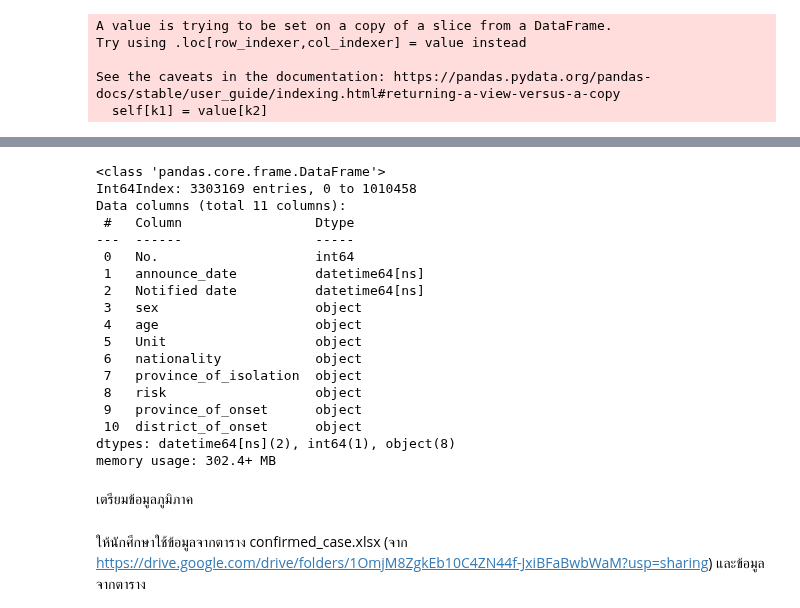
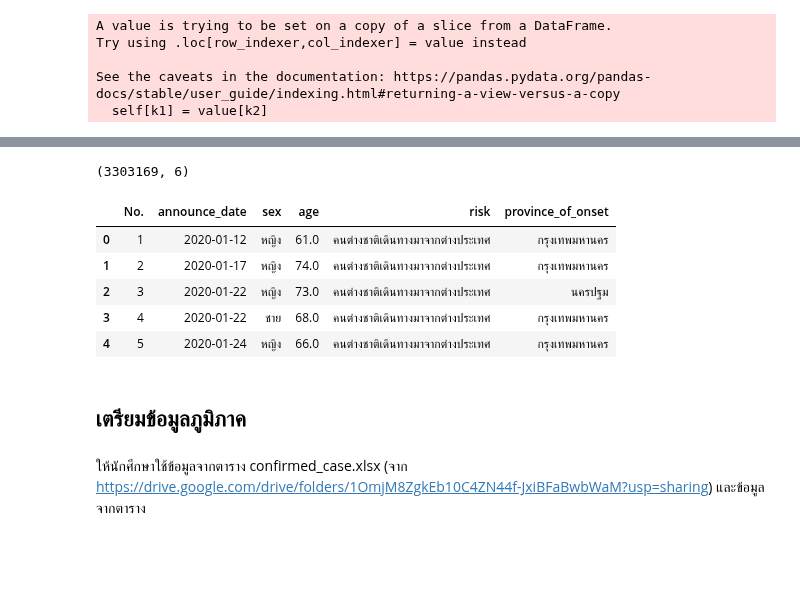
Before and after one commit to kittikhun62/data_viz_2022, a Jupyter notebook: final.ipynb, the cells around one changed output, grey strips where cells are left out. Saved outputs shown, nothing was run; the diff lists cells and outputs as text; code cells hidden in the pictures; blank space fills up the shorter version.

```diff
--- a/final.ipynb
+++ b/final.ipynb
@@ -299,0 +382,5 @@ dtype: object
+# %%
+#เปลี่ยน ty ของคอลัม age
+df['age'] = pd.to_numeric(df['age'], errors='coerce')
+#https://pandas.pydata.org/docs/reference/api/pandas.to_numeric.html เเป๊ะไว้ความรู้ใหม่
+df.dtypes
@@ -427,26 +432,17 @@ dtype: bool
-# %%
-df.info()
-# %% [output]
-<class 'pandas.core.frame.DataFrame'>
-Int64Index: 3303169 entries, 0 to 1010458
-Data columns (total 11 columns):
- #   Column                 Dtype
----  ------                 -----
- 0   No.                    int64
- 1   announce_date          datetime64[ns]
- 2   Notified date          datetime64[ns]
- 3   sex                    object
- 4   age                    object
- 5   Unit                   object
- 6   nationality            object
- 7   province_of_isolation  object
- 8   risk                   object
- 9   province_of_onset      object
- 10  district_of_onset      object
-dtypes: datetime64[ns](2), int64(1), object(8)
-memory usage: 302.4+ MB
+# %%
+df_New_covid = df[['No.','announce_date','sex','age','risk','province_of_onset']]
+print(df_New_covid.shape)
+df_New_covid.head()
+# %% [output]
+(3303169, 6)
+|  | No. | announce_date | sex | age | risk | province_of_onset |
+| 0 | 1 | 2020-01-12 | หญิง | 61.0 | คนต่างชาติเดินทางมาจากต่างประเทศ | กรุงเทพมหานคร |
+| 1 | 2 | 2020-01-17 | หญิง | 74.0 | คนต่างชาติเดินทางมาจากต่างประเทศ | กรุงเทพมหานคร |
+| 2 | 3 | 2020-01-22 | หญิง | 73.0 | คนต่างชาติเดินทางมาจากต่างประเทศ | นครปฐม |
+| 3 | 4 | 2020-01-22 | ชาย | 68.0 | คนต่างชาติเดินทางมาจากต่างประเทศ | กรุงเทพมหานคร |
+| 4 | 5 | 2020-01-24 | หญิง | 66.0 | คนต่างชาติเดินทางมาจากต่างประเทศ | กรุงเทพมหานคร |
 # %% [markdown]
-เตรียมข้อมูลภูมิภาค
+## เตรียมข้อมูลภูมิภาค
 # %% [markdown]
 ให้นักศึกษาใช้ข้อมูลจากตาราง confirmed_case.xlsx (จาก https://drive.google.com/drive/folders/1OmjM8ZgkEb10C4ZN44f-JxiBFaBwbWaM?usp=sharing) และข้อมูลจากตาราง
 ![image.png](embedded-picture-1)
```
Also changed, not shown: parts of 42 cells of this notebook.
